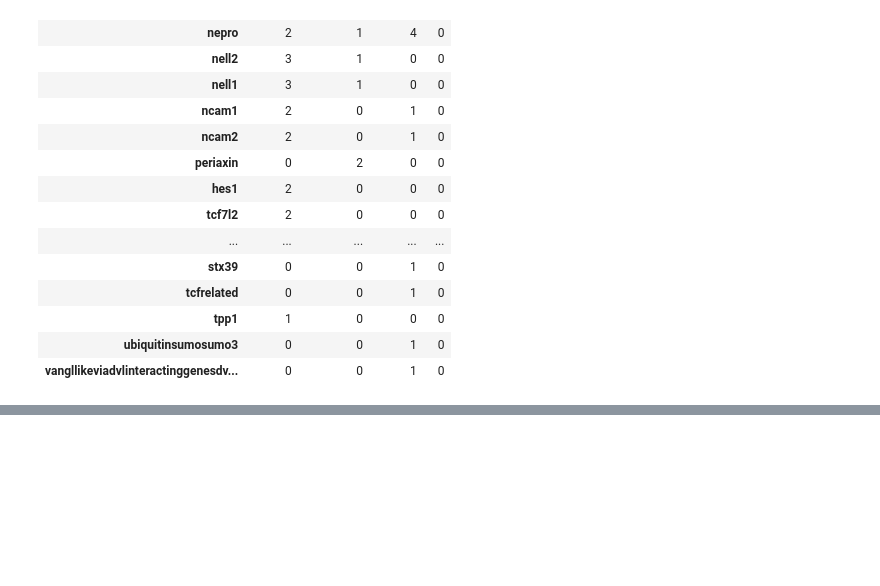
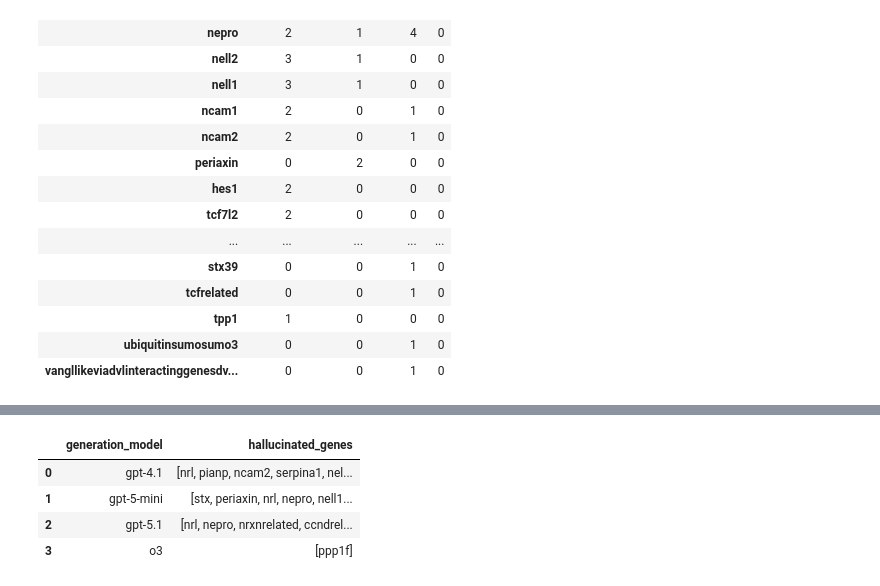
Before and after one commit to juliusvandermolen-gif/RAG_LUMC, a Jupyter notebook: output/results/generation_model_test/generation_model_test_visualization.ipynb, the cells around one changed output, grey strips where cells are left out. Cells and saved outputs as stored; diff of their text form; code cells hidden in the pictures; blank space fills up the shorter version.

```diff
--- a/output/results/generation_model_test/generation_model_test_visualization.ipynb
+++ b/output/results/generation_model_test/generation_model_test_visualization.ipynb
@@ -198,15 +200,20 @@ plt.show()
 # %%
+df["hallucinated_genes"] = df["hallucinated_genes_list"].apply(
+    lambda x: ", ".join(x) if isinstance(x, list) and len(x) > 0 else "None"
+)
+
 import plotly.express as px
-
-df["hallucinated_genes"] = df["hallucinated_genes_list"].apply(lambda x: ", ".join(x) if x else "None")
 
 fig = px.line(
     df,
     x="iteration",
-    y="num_hallucinated_genes_calc",
+    y="num_hallucinated_genes",
     color="generation_model",
     markers=True,
-    hover_data={"hallucinated_genes": True, "num_hallucinated_genes_calc": True}
+    hover_data={
+        "hallucinated_genes": True,
+        "num_hallucinated_genes": True
+    }
 )
 
 fig.update_layout(
@@ -216,3 +223,36 @@ fig.update_layout(
 )
 
 fig.show()
+# %%
+pd.set_option("display.max_columns", None)
+pd.set_option("display.max_colwidth", None)
+
+df["hallucinated_genes_list"] = df["hallucinated_genes_list"].apply(
+    lambda x: ast.literal_eval(x) if isinstance(x, str) else []
+)
+
+exploded = df[
+    ["generation_model", "hallucinated_genes_list"]
+].explode("hallucinated_genes_list")
+
+exploded = exploded.dropna(subset=["hallucinated_genes_list"])
+
+hallucinated_per_model = (
+    exploded
+    .groupby("generation_model")["hallucinated_genes_list"]
+    .unique()
+    .reset_index()
+)
+
+hallucinated_per_model.columns = [
+    "generation_model",
+    "hallucinated_genes"
+]
+
+hallucinated_per_model
+# %% [output]
+|  | generation_model | hallucinated_genes |
+| 0 | gpt-4.1 | [nrl, pianp, ncam2, serpina1, nel... |
+| 1 | gpt-5-mini | [stx, periaxin, nrl, nepro, nell1... |
+| 2 | gpt-5.1 | [nrl, nepro, nrxnrelated, ccndrel... |
+| 3 | o3 | [ppp1f] |
```
Also changed, not shown: parts of 8 cells of this notebook.
